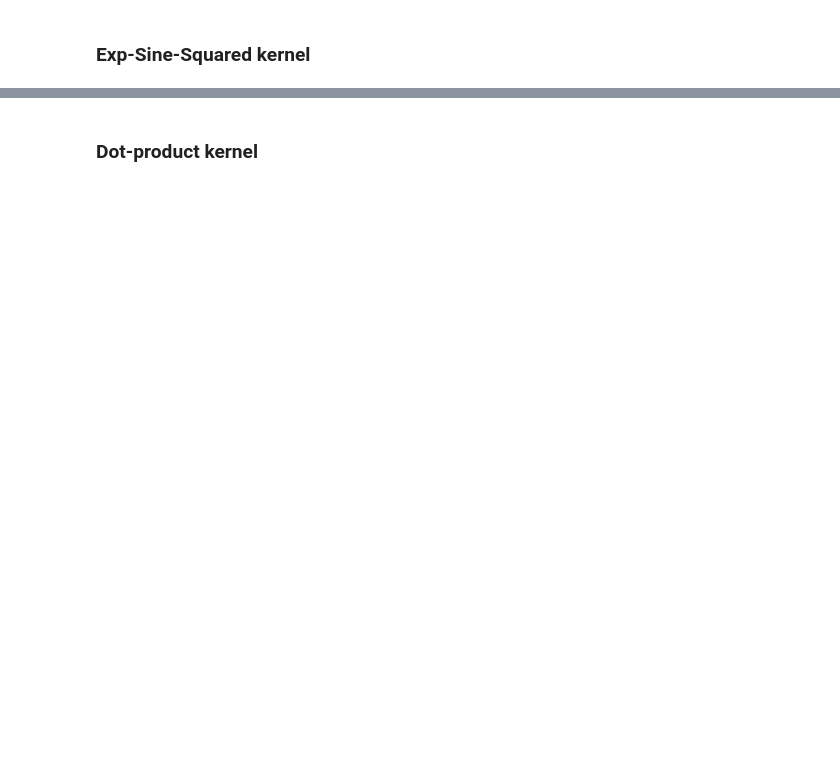
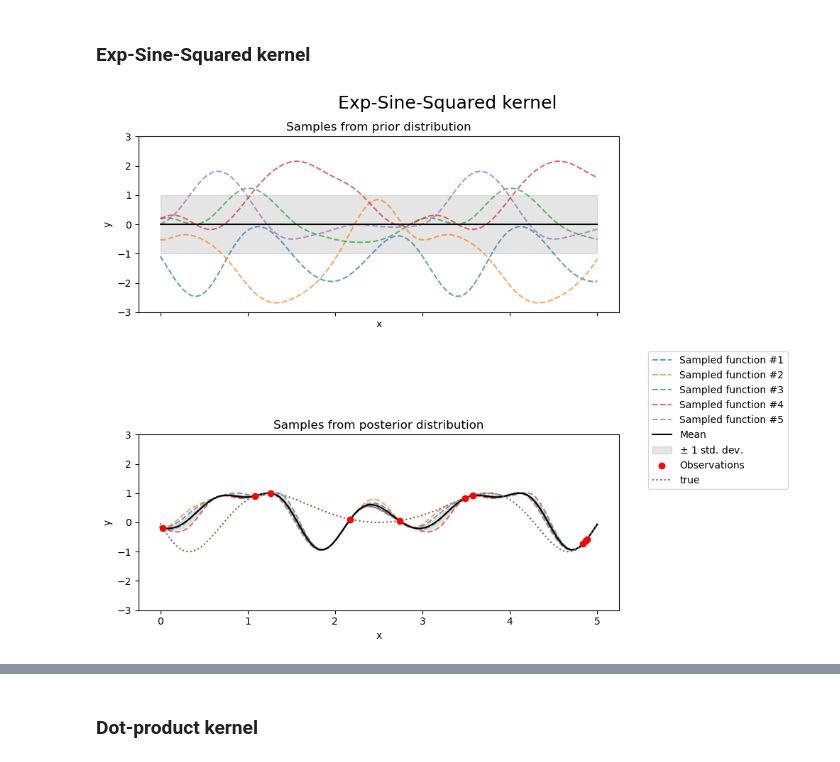
Before and after one commit to buqeye/LearningFromData, a Jupyter notebook: LectureNotes/_build/jupyter_execute/notebooks/Gaussian_processes/plot_gpr_prior_posterior.ipynb, the cells around one changed output, grey strips where cells are left out. Cells and saved outputs as stored; diff of their text form; code cells hidden in the pictures; blank space fills up the shorter version.

```diff
--- a/LectureNotes/_build/jupyter_execute/notebooks/Gaussian_processes/plot_gpr_prior_posterior.ipynb
+++ b/LectureNotes/_build/jupyter_execute/notebooks/Gaussian_processes/plot_gpr_prior_posterior.ipynb
@@ -150,29 +181,32 @@ print(
 # %%
 from sklearn.gaussian_process.kernels import ExpSineSquared
 
 kernel = 1.0 * ExpSineSquared(
     length_scale=1.0,
     periodicity=3.0,
     length_scale_bounds=(0.1, 10.0),
     periodicity_bounds=(1.0, 10.0),
 )
 gpr = GaussianProcessRegressor(kernel=kernel, random_state=0)
 
 fig, axs = plt.subplots(nrows=2, sharex=True, sharey=True, figsize=(10, 8))
 
 # plot prior
 plot_gpr_samples(gpr, n_samples=n_samples, ax=axs[0])
 axs[0].set_title("Samples from prior distribution")
 
 # plot posterior
 gpr.fit(X_train, y_train)
 plot_gpr_samples(gpr, n_samples=n_samples, ax=axs[1])
 axs[1].scatter(X_train[:, 0], y_train, color="red", zorder=10, label="Observations")
+axs[1].plot(X_true, y_true, label="true", linestyle="dotted")
 axs[1].legend(bbox_to_anchor=(1.05, 1.5), loc="upper left")
 axs[1].set_title("Samples from posterior distribution")
 
 fig.suptitle("Exp-Sine-Squared kernel", fontsize=18)
 plt.tight_layout()
+# %% [output]
+[figure, added]
 # %%
 print(f"Kernel parameters before fit:\n{kernel})")
 print(
```
Also changed, not shown: parts of 10 cells of this notebook, 16 other files.
